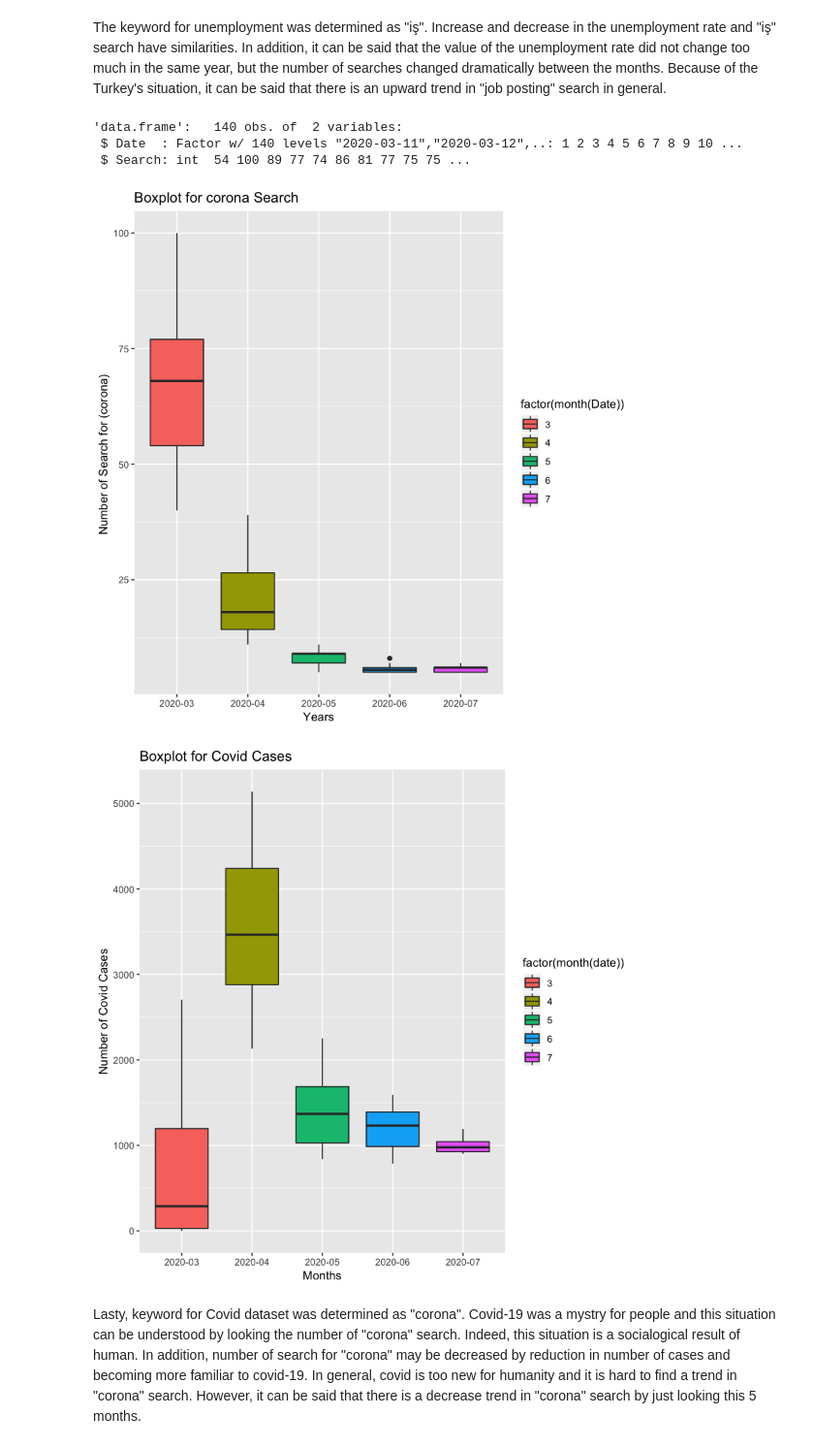
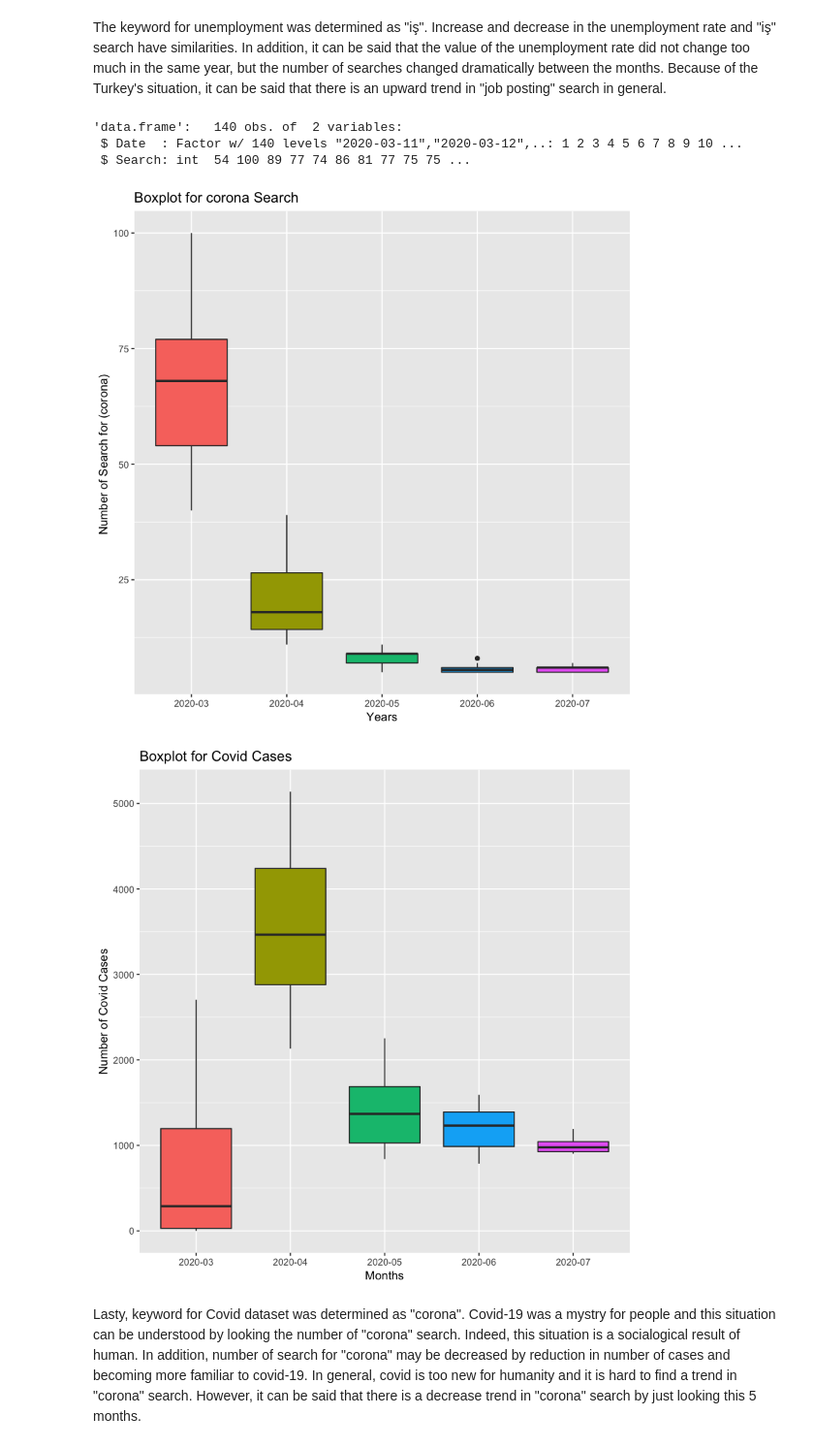
Before and after one commit to BU-IE-360/fall20-mbahadir, a Jupyter notebook: Homework1/Homework1.ipynb, the cells around one changed output. Shown at 97% size. Saved outputs shown, nothing was run; the diff lists cells and outputs as text; code cells hidden in the pictures.

```diff
--- a/Homework1/Homework1.ipynb
+++ b/Homework1/Homework1.ipynb
@@ -199,16 +203,18 @@ str(corona_sr)
 corona_sr$Date=ymd(corona_sr$Date)
 corona_sr$month_year <-format(corona_sr$Date,'%Y-%m')
 ggplot(corona_sr,aes(x=month_year,y=Search))+ geom_boxplot(aes(fill=factor(month(Date))))+
-  xlab("Years") + ylab("Number of Search for (corona) ")+ ggtitle("Boxplot for corona Search")
+  xlab("Years") + ylab("Number of Search for (corona) ")+ ggtitle("Boxplot for corona Search")+
+  theme(legend.position = "none")
 # %% [output]
 'data.frame':   140 obs. of  2 variables:
  $ Date  : Factor w/ 140 levels "2020-03-11","2020-03-12",..: 1 2 3 4 5 6 7 8 9 10 ...
  $ Search: int  54 100 89 77 74 86 81 77 75 75 ...
-[figure, old version]
+[figure, new version]
 # %%
 ggplot(covid_df,aes(x=month_year,y=dailyCases))+ geom_boxplot(aes(fill=factor(month(date))))+
-  xlab("Months") + ylab("Number of Covid Cases")+ ggtitle("Boxplot for Covid Cases")
+  xlab("Months") + ylab("Number of Covid Cases")+ ggtitle("Boxplot for Covid Cases")+
+  theme(legend.position = "none")
 # %% [output]
-[figure, old version]
+[figure, new version]
 # %% [markdown]
 Lasty, keyword for Covid dataset was determined as "corona". Covid-19 was a mystry for people and this situation can be understood by looking the number of "corona" search. Indeed, this situation is a socialogical result of human. In addition, number of search for "corona" may be decreased by reduction in number of cases and becoming more familiar to covid-19. In general, covid is too new for humanity and it is hard to find a trend in "corona" search. However, it can be said that there is a decrease trend in "corona" search by just looking this 5 months.
```
Also changed, not shown: parts of 4 cells of this notebook, 7 other files.
